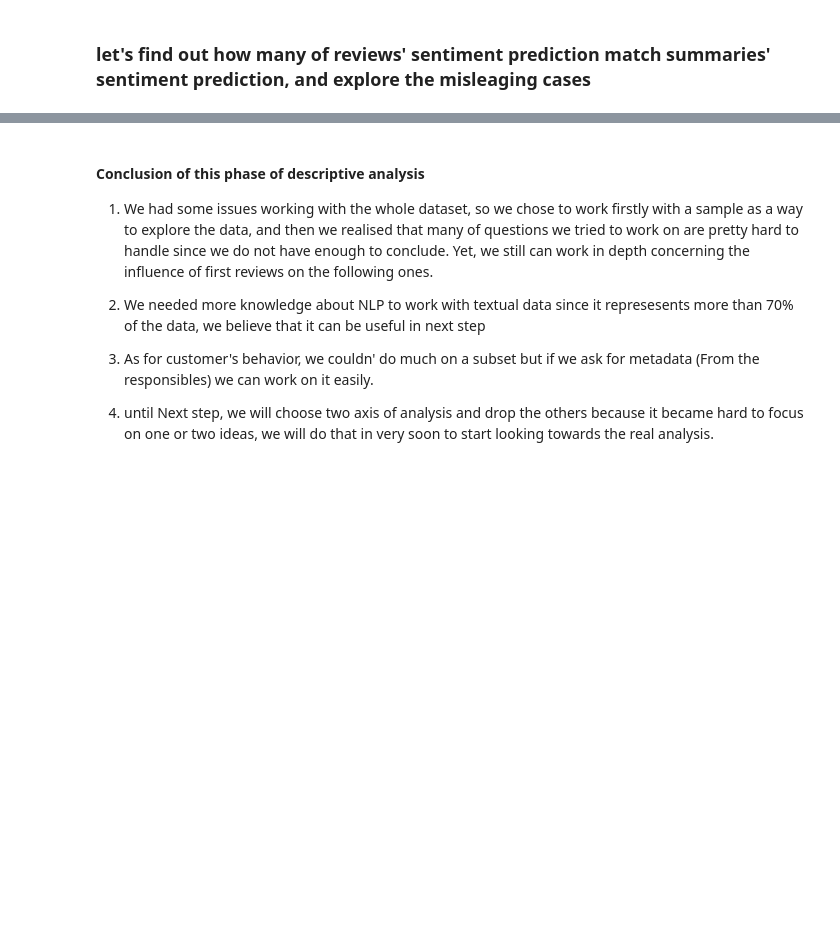
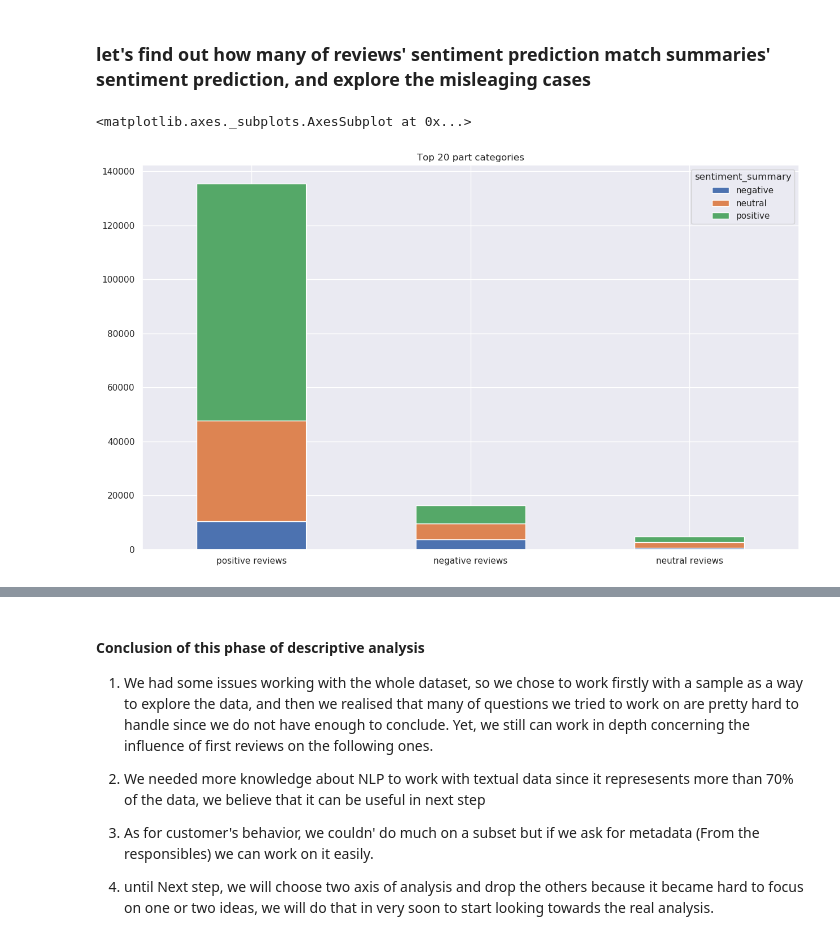
Before and after one commit to epfl-ada-project-amazon/data-analysis, a Jupyter notebook: project.ipynb, the cells around one changed output, grey strips where cells are left out. Saved outputs shown, nothing was run; the diff lists cells and outputs as text; code cells hidden in the pictures; blank space fills up the shorter version.

```diff
--- a/project.ipynb
+++ b/project.ipynb
@@ -576,3 +576,19 @@ grouped.T.plot(kind='bar', rot=0, figsize=(15,9), title="Top 20 part categories"
 [figure]
 # %% [markdown]
 ### let's find out how many of reviews' sentiment prediction match summaries' sentiment prediction, and explore the misleaging cases
+# %%
+grouped = df[df.sentiment_review == 'positive']
+grouped = grouped.groupby('sentiment_summary')['count'].agg({'count': sum})
+final = grouped.copy()
+
+final = final.rename(index=str, columns={"count": "positive reviews"})
+grouped = df[df.sentiment_review == 'negative']
+grouped = grouped.groupby('sentiment_summary')['count'].agg({'count': sum})
+final['negative reviews'] = grouped['count']
+grouped = df[df.sentiment_review == 'neutral']
+grouped = grouped.groupby('sentiment_summary')['count'].agg({'count': sum})
+final['neutral reviews'] = grouped['count']
+final.T.plot(kind='bar', stacked=True, rot=0, figsize=(15,9), title="Top 20 part categories")
+# %% [output]
+<matplotlib.axes._subplots.AxesSubplot at 0x...>
+[figure, added]
```
Also changed, not shown: parts of 1 cell of this notebook.
